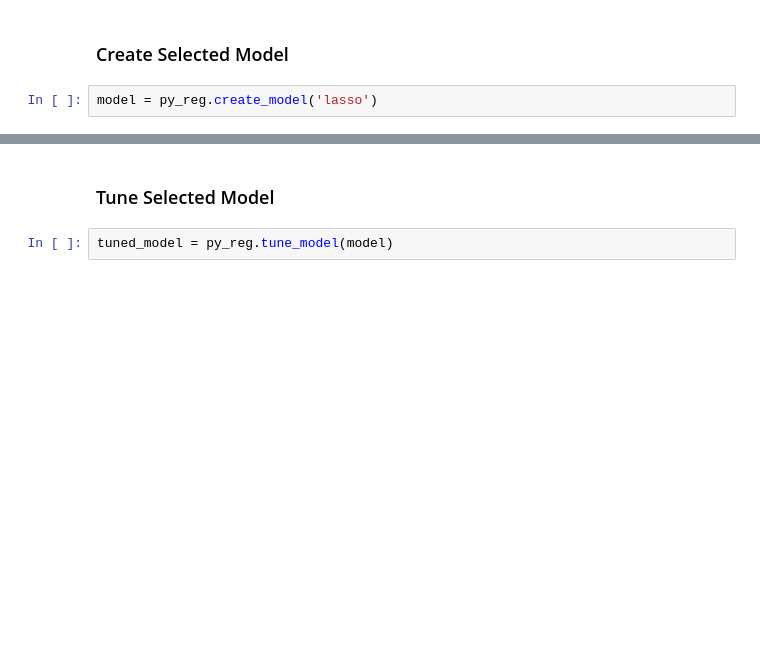
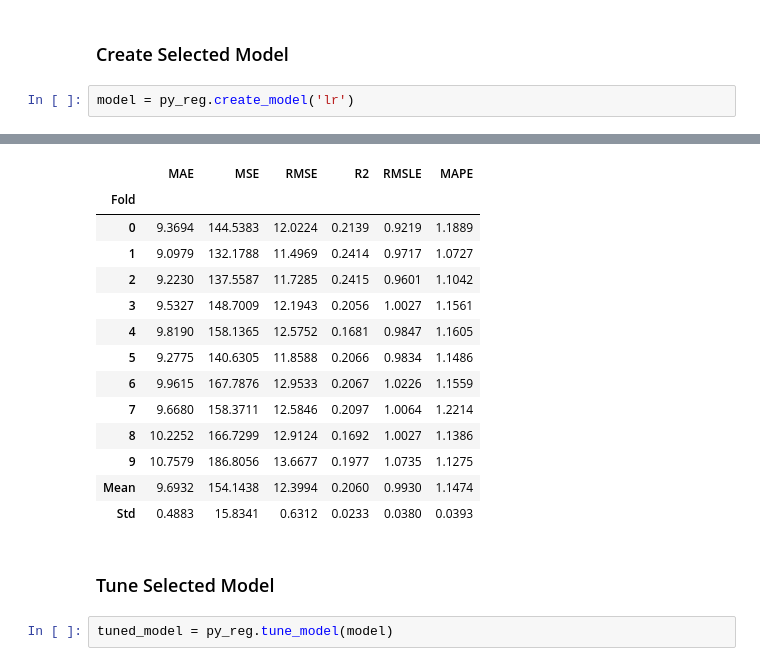
Before and after one commit to NBA-Betting/NBA_Betting, a Jupyter notebook: notebooks/PyCaret_AutoML.ipynb, the cells around one changed output, grey strips where cells are left out. Cells and saved outputs as stored; diff of their text form; blank space fills up the shorter version.

Commit message:
Cleaned and Updated Modeling Part 1 of 2

```diff
--- a/notebooks/PyCaret_AutoML.ipynb
+++ b/notebooks/PyCaret_AutoML.ipynb
@@ -127,4 +331,5 @@ best_3_models = py_reg.compare_models(n_select=3)
 
 ### Create Selected Model
 # %%
-model = py_reg.create_model('lasso')
+model = py_reg.create_model('lr')
+# %% [output]
@@ -131,3 +337,17 @@ model = py_reg.create_model('lasso')
+|  | MAE | MSE | RMSE | R2 | RMSLE | MAPE |
+| Fold |  |  |  |  |  |  |
+| 0 | 9.3694 | 144.5383 | 12.0224 | 0.2139 | 0.9219 | 1.1889 |
+| 1 | 9.0979 | 132.1788 | 11.4969 | 0.2414 | 0.9717 | 1.0727 |
+| 2 | 9.2230 | 137.5587 | 11.7285 | 0.2415 | 0.9601 | 1.1042 |
+| 3 | 9.5327 | 148.7009 | 12.1943 | 0.2056 | 1.0027 | 1.1561 |
+| 4 | 9.8190 | 158.1365 | 12.5752 | 0.1681 | 0.9847 | 1.1605 |
+| 5 | 9.2775 | 140.6305 | 11.8588 | 0.2066 | 0.9834 | 1.1486 |
+| 6 | 9.9615 | 167.7876 | 12.9533 | 0.2067 | 1.0226 | 1.1559 |
+| 7 | 9.6680 | 158.3711 | 12.5846 | 0.2097 | 1.0064 | 1.2214 |
+| 8 | 10.2252 | 166.7299 | 12.9124 | 0.1692 | 1.0027 | 1.1386 |
+| 9 | 10.7579 | 186.8056 | 13.6677 | 0.1977 | 1.0735 | 1.1275 |
+| Mean | 9.6932 | 154.1438 | 12.3994 | 0.2060 | 0.9930 | 1.1474 |
+| Std | 0.4883 | 15.8341 | 0.6312 | 0.0233 | 0.0380 | 0.0393 |
 # %% [markdown]
 <a id=tune></a>
 
```
Also changed, not shown: parts of 47 cells of this notebook, 17 other files.
